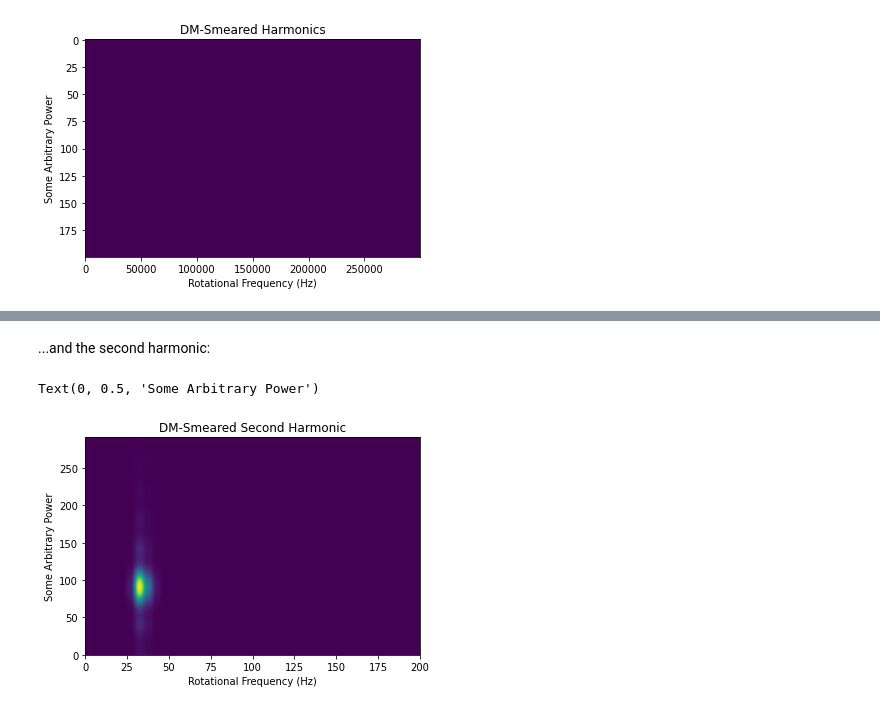
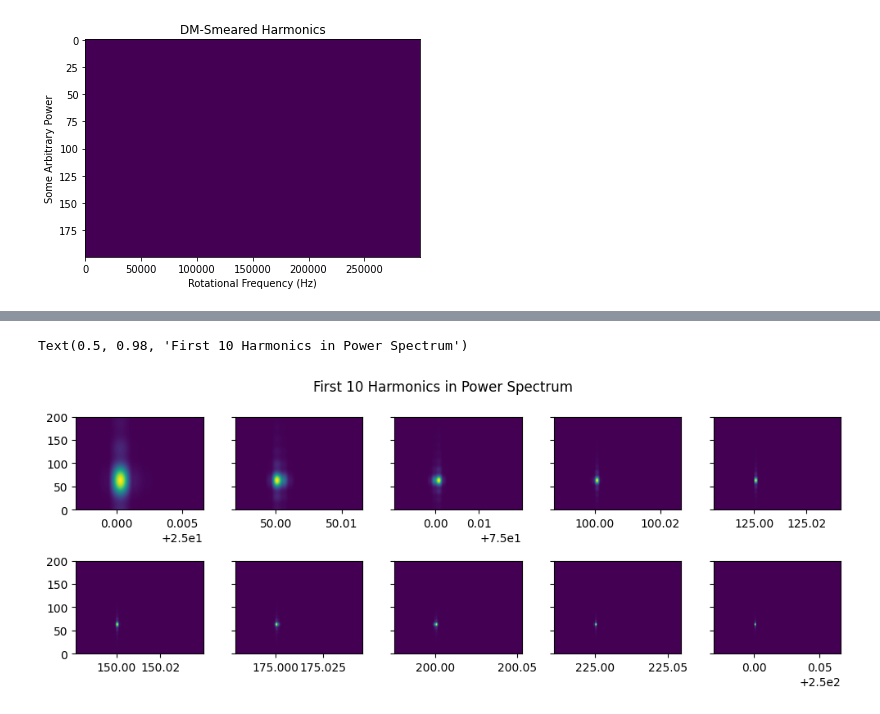
Before and after one commit to reyniersquillace/RadioTime, a Jupyter notebook: Fourier Faking.ipynb, the cells around one changed output, grey strips where cells are left out. Saved outputs shown, nothing was run; the diff lists cells and outputs as text; code cells hidden in the pictures.

```diff
--- a/Fourier Faking.ipynb
+++ b/Fourier Faking.ipynb
@@ -191,10 +183,9 @@ Text(0, 0.5, 'Some Arbitrary Power')
-# %% [markdown]
-...and the second harmonic:
-# %%
-plt.imshow(smeared_harm[:, 2*25770:2*25790], extent = [0, nDMs, 0, df*nbins], aspect = 'auto')
-plt.title('DM-Smeared Second Harmonic')
-plt.xlabel('Rotational Frequency (Hz)')
-plt.ylabel('Some Arbitrary Power')
-# %% [output]
-Text(0, 0.5, 'Some Arbitrary Power')
-[figure, removed]
+# %%
+fig, ax = plt.subplots(2, 5, figsize=(10, 4), sharey = True, tight_layout = True)
+ax = ax.flatten()
+for i in range(0, 10):
+    ax[i].imshow(smeared_harm[:, (i+1)*25770:(i+1)*25780], extent = [df*(i+1)*25770, df*(i+1)*25780, 0, nDMs], aspect = 'auto')
+fig.suptitle('First 10 Harmonics in Power Spectrum')
+# %% [output]
+Text(0.5, 0.98, 'First 10 Harmonics in Power Spectrum')
+[figure, added]
```
Also changed, not shown: parts of 5 cells of this notebook.
